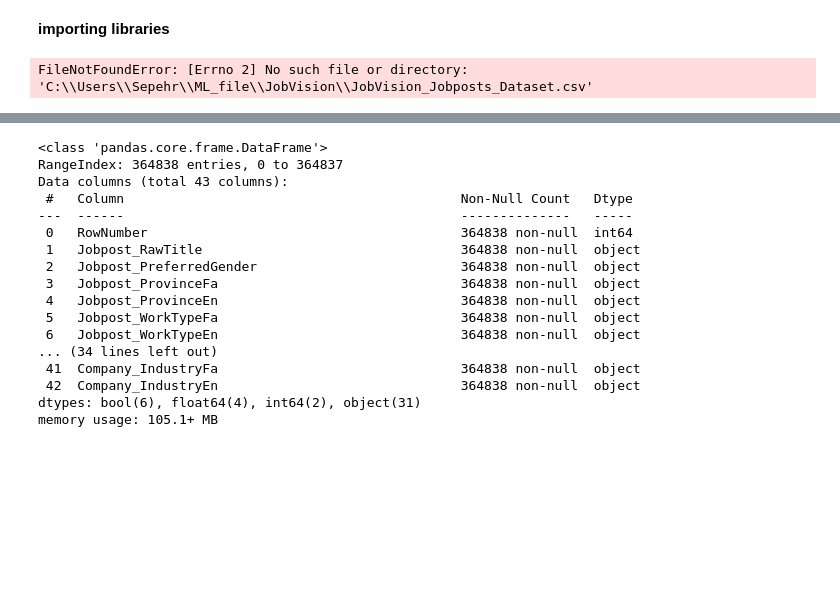
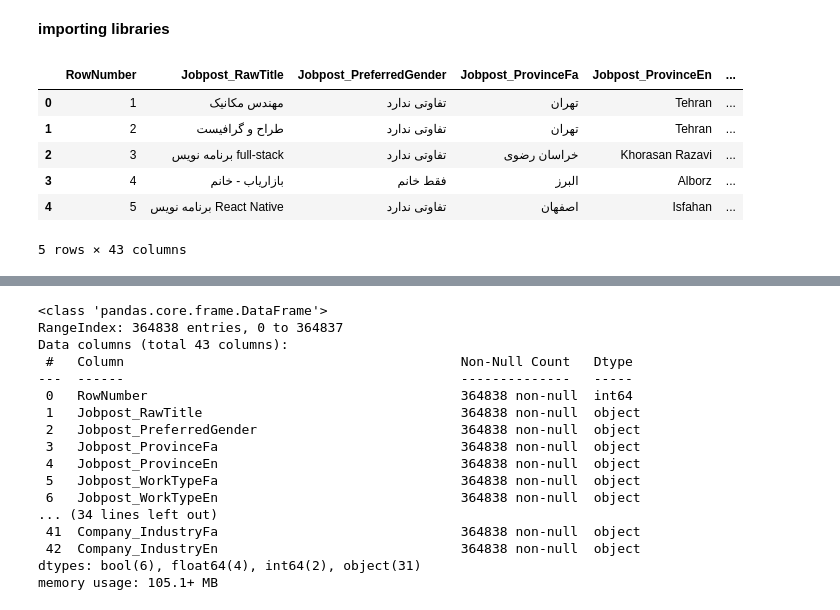
Before and after one commit to sepehr21ar/JobVision, a Jupyter notebook: main.ipynb, the cells around one changed output, grey strips where cells are left out. Saved outputs shown, nothing was run; the diff lists cells and outputs as text; code cells hidden in the pictures; blank space fills up the shorter version.

```diff
--- a/main.ipynb
+++ b/main.ipynb
@@ -11,11 +13,17 @@ import seaborn as sns
 # import plotly
 # %%
 
-df = pd.read_csv("C:\\Users\\Sepehr\\ML_file\\JobVision\\JobVision_Jobposts_Dataset.csv")
+df = pd.read_csv("C:\\Users\\Sepehr\\ML_file\\JobVision_Jobposts_Dataset.csv")
 
 df.head()
 # %% [output]
+|  | RowNumber | Jobpost_RawTitle | Jobpost_PreferredGender | Jobpost_ProvinceFa | Jobpost_ProvinceEn | ... |
+| 0 | 1 | مهندس مکانیک | تفاوتی ندارد | تهران | Tehran | ... |
+| 1 | 2 | طراح و گرافیست | تفاوتی ندارد | تهران | Tehran | ... |
+| 2 | 3 | برنامه نویس full-stack | تفاوتی ندارد | خراسان رضوی | Khorasan Razavi | ... |
+| 3 | 4 | بازاریاب - خانم | فقط خانم | البرز | Alborz | ... |
+| 4 | 5 | برنامه نویس React Native | تفاوتی ندارد | اصفهان | Isfahan | ... |
-FileNotFoundError: [Errno 2] No such file or directory: 'C:\\Users\\Sepehr\\ML_file\\JobVision\\JobVision_Jobposts_Dataset.csv'
+5 rows × 43 columns
 # %%
 df.describe()
 # %% [output]
```
Also changed, not shown: parts of 8 cells of this notebook.
